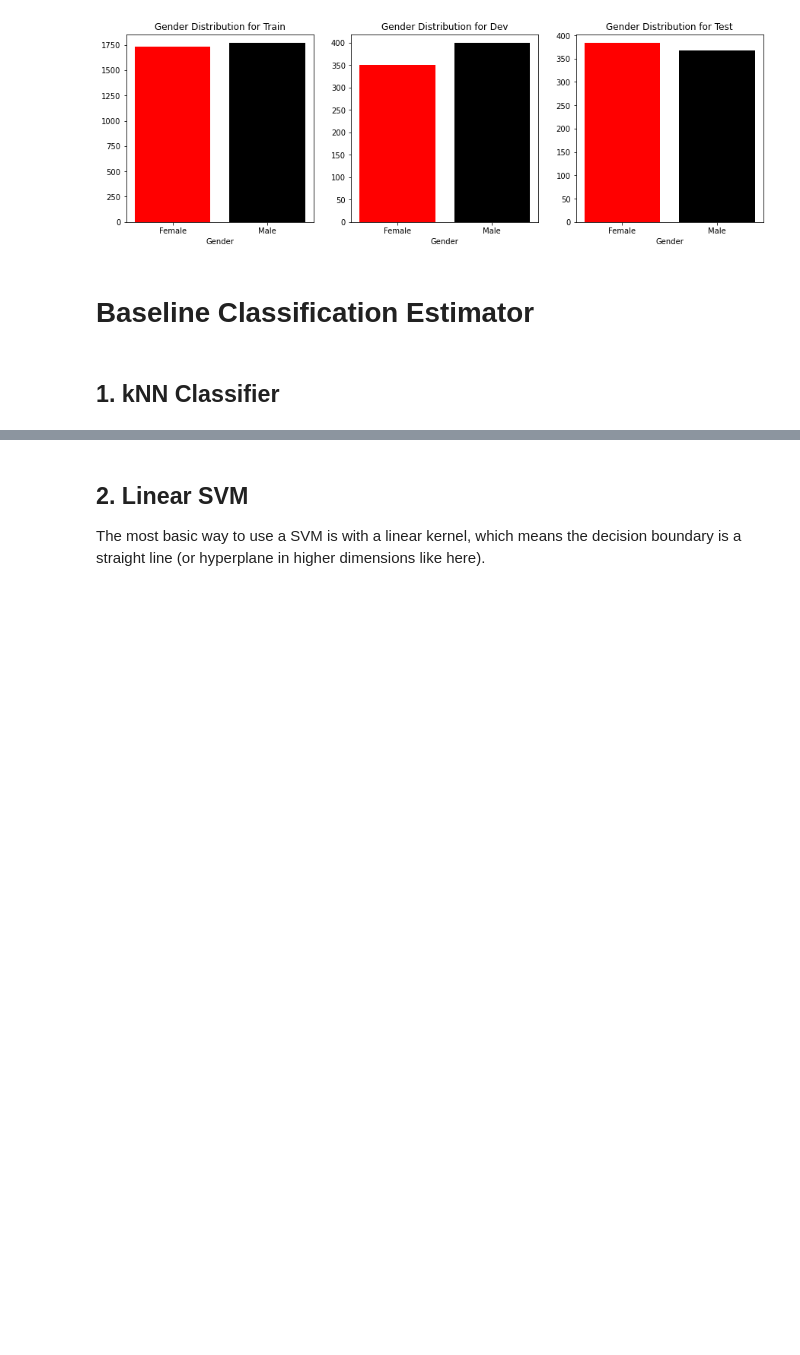
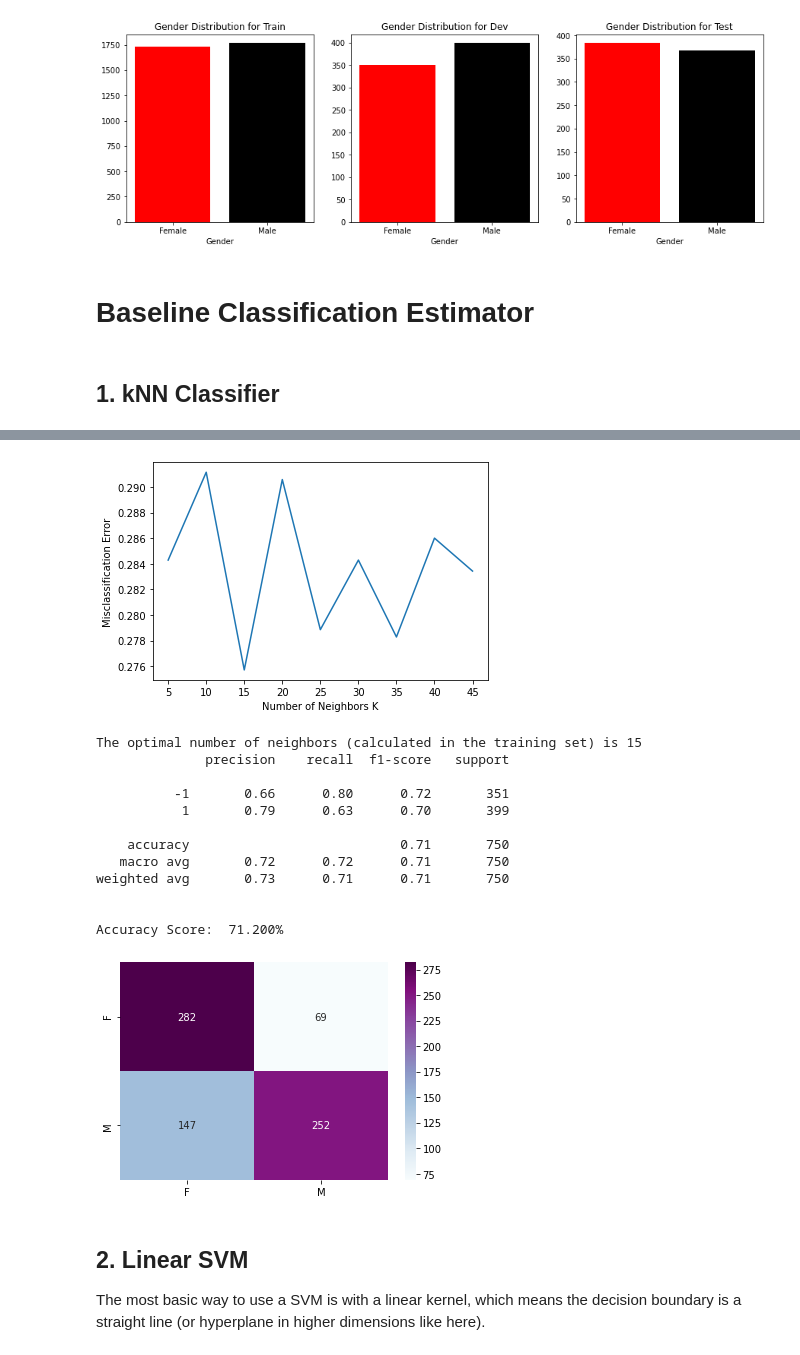
Before and after one commit to xeniakal/AMLS_20-21_SN20159465, a Jupyter notebook: A1/GenderClassification.ipynb, the cells around one changed output, grey strips where cells are left out. Cells and saved outputs as stored; diff of their text form; code cells hidden in the pictures; blank space fills up the shorter version.

```diff
--- a/A1/GenderClassification.ipynb
+++ b/A1/GenderClassification.ipynb
@@ -306,3 +321,36 @@ plt.show()
+# %%
+mean_error = [1 - x for x in cv_scores]
+
+# plot misclassification error vs k
+plt.plot(neighbors_l, mean_error)
+plt.xlabel('Number of Neighbors K')
+plt.ylabel('Misclassification Error')
+plt.show()
+
+# determining best k
+optimal_k = neighbors_l[mean_error.index(min(mean_error))]
+print("The optimal number of neighbors (calculated in the training set) is %d" % optimal_k)
+
+# για το optimal k παίρνουμε και τα αποτέλεσματα στο test set
+knn = neighbors.KNeighborsClassifier(n_neighbors = optimal_k)
+knn.fit(X_train, y_train)
+preds_kNN = knn.predict(X_dev)
+acc_kNN = Print_Classification_Results(y_dev,preds_kNN)
+# %% [output]
+[figure, added]
+The optimal number of neighbors (calculated in the training set) is 15
+              precision    recall  f1-score   support
+
+          -1       0.66      0.80      0.72       351
+           1       0.79      0.63      0.70       399
+
+    accuracy                           0.71       750
+   macro avg       0.72      0.72      0.71       750
+weighted avg       0.73      0.71      0.71       750
+
+
+Accuracy Score:  71.200%
+[figure, added]
 # %% [markdown]
 ## 2. Linear SVM
 
```
Also changed, not shown: parts of 90 cells of this notebook, 1 other file.
